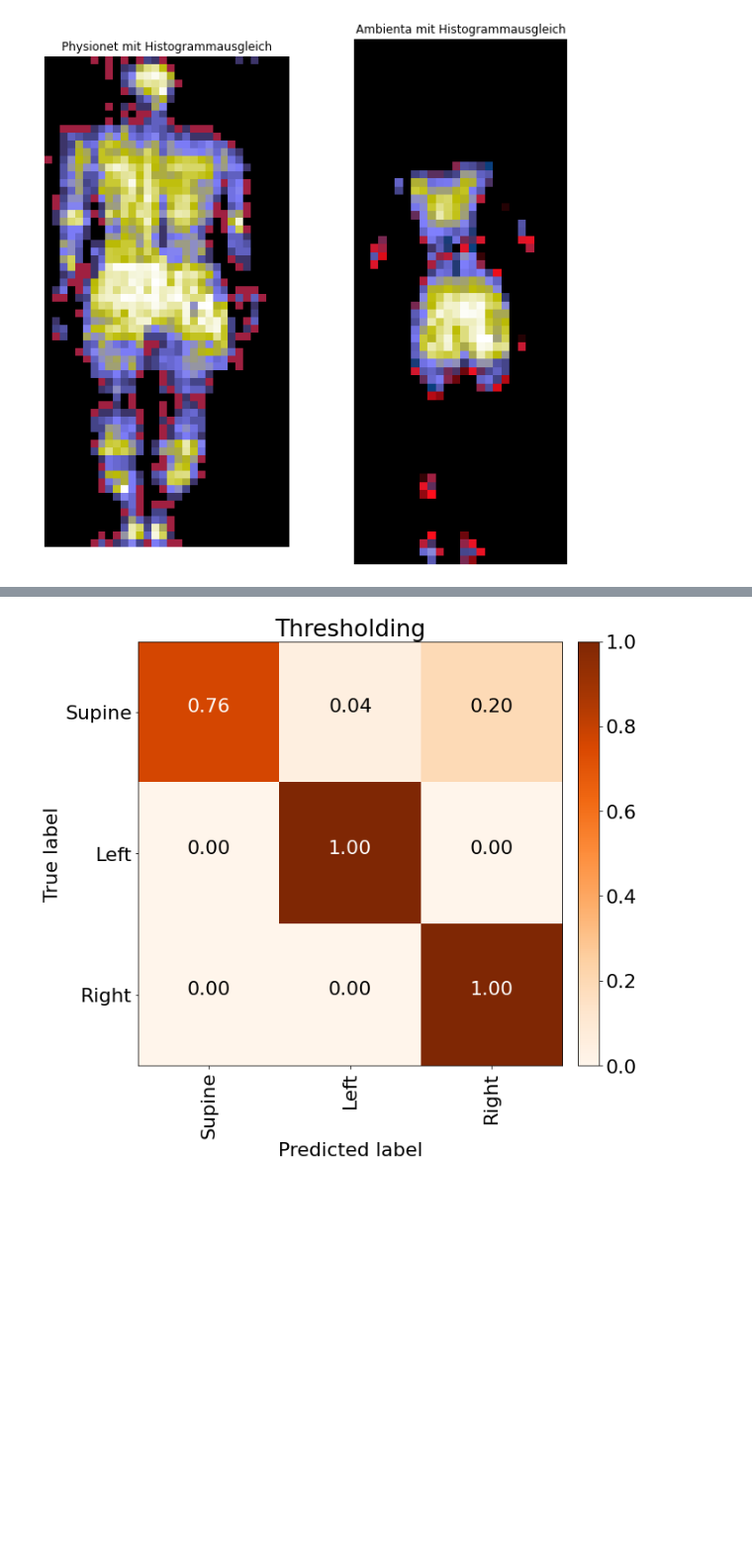
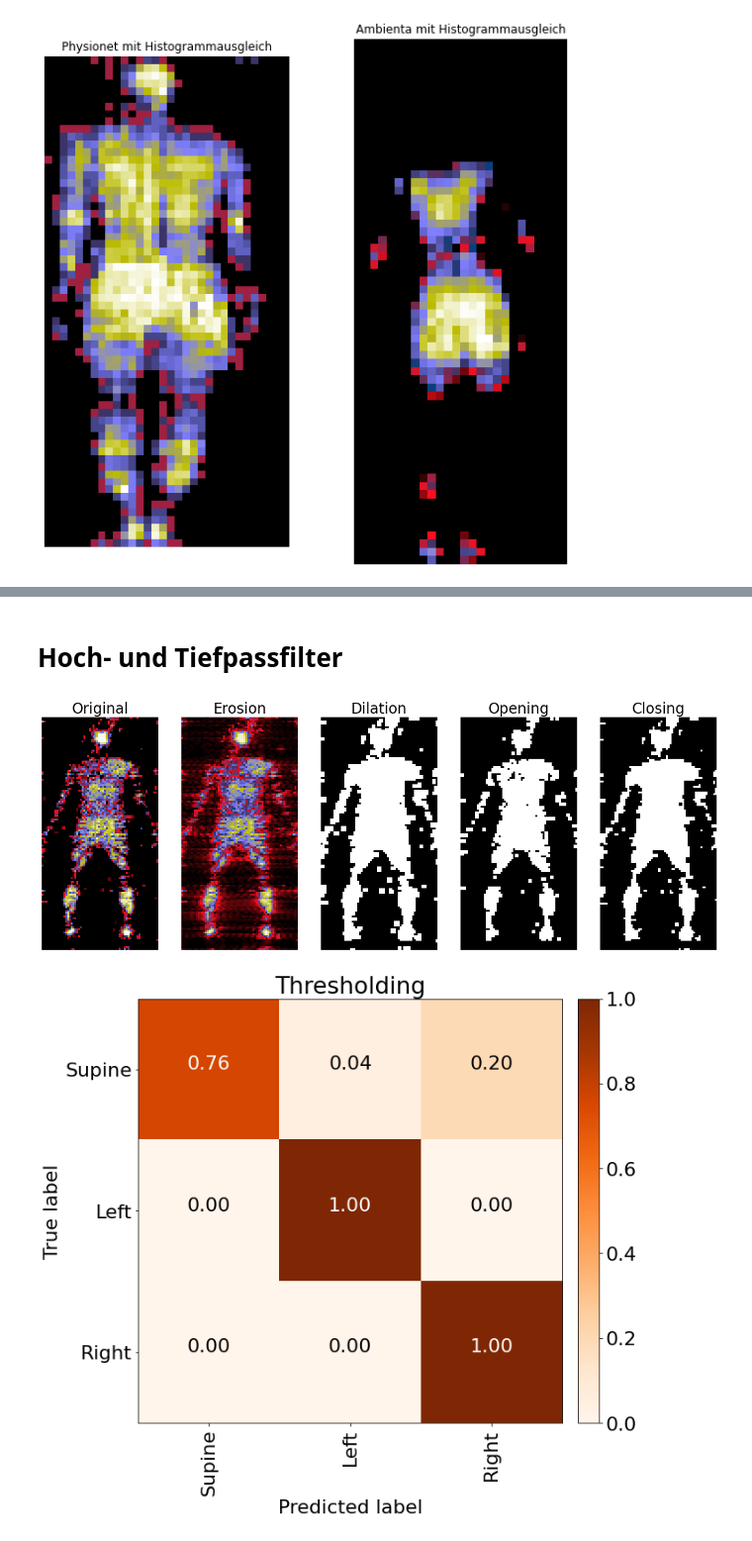
Before and after one commit to jb3rndt/wisemat-posture-classification, a Jupyter notebook: plots.ipynb, the cells around one changed output, grey strips where cells are left out. Shown at 99% size. Saved outputs shown, nothing was run; the diff lists cells and outputs as text; code cells hidden in the pictures; blank space fills up the shorter version.

```diff
--- a/plots.ipynb
+++ b/plots.ipynb
@@ -130,3 +207,61 @@ for i, (col, image) in enumerate(zip(axs, images)):
+# %% [markdown]
+# Hoch- und Tiefpassfilter
+# %%
+t = torchvision.transforms.Compose(
+    [
+        Standardize(),
+        NormalizeMinMax(),
+        EqualizeHist(),
+        Resize((64, 128)),
+    ]
+)
+tt = torchvision.transforms.Compose(
+    [
+        Standardize(),
+        NormalizeMinMax(),
+        EqualizeHist(),
+        Resize((64, 128)),
+        HighPass(rad=50),
+    ]
+)
+ttt = torchvision.transforms.Compose(
+    [
+        Standardize(),
+        NormalizeMinMax(),
+        EqualizeHist(),
+        Resize((64, 128)),
+        Threshold(lambda img: 0.0, type=cv2.THRESH_BINARY),
+        Dilate((2, 2)),
+    ]
+)
+tttt = torchvision.transforms.Compose(
+    [
+        Standardize(),
+        NormalizeMinMax(),
+        EqualizeHist(),
+        Resize((64, 128)),
+        Threshold(lambda img: 0.0, type=cv2.THRESH_BINARY),
+        Open((2, 2)),
+    ]
+)
+ttttt = torchvision.transforms.Compose(
+    [
+        Standardize(),
+        NormalizeMinMax(),
+        EqualizeHist(),
+        Resize((64, 128)),
+        Threshold(lambda img: 0.0, type=cv2.THRESH_BINARY),
+        Close((2, 2)),
+    ]
+)
+image = slp[0][0]
+ximage = high_pass(image, 60).astype(np.float32)
+
+images = [t(image), tt(image), ttt(image), tttt(image), ttttt(image)]
+
+image_row(*images, titles=["Original", "Erosion", "Dilation", "Opening", "Closing"], figsize=(20, 10))
+# %% [output]
+[figure, added]
 # %%
 path = Path("runs").joinpath("2022-05-30_08-42-10_Baseline").joinpath("confmat.npy")
 conf_mat = np.load(str(path))
```
Also changed, not shown: parts of 3 cells of this notebook, 5 other files.
